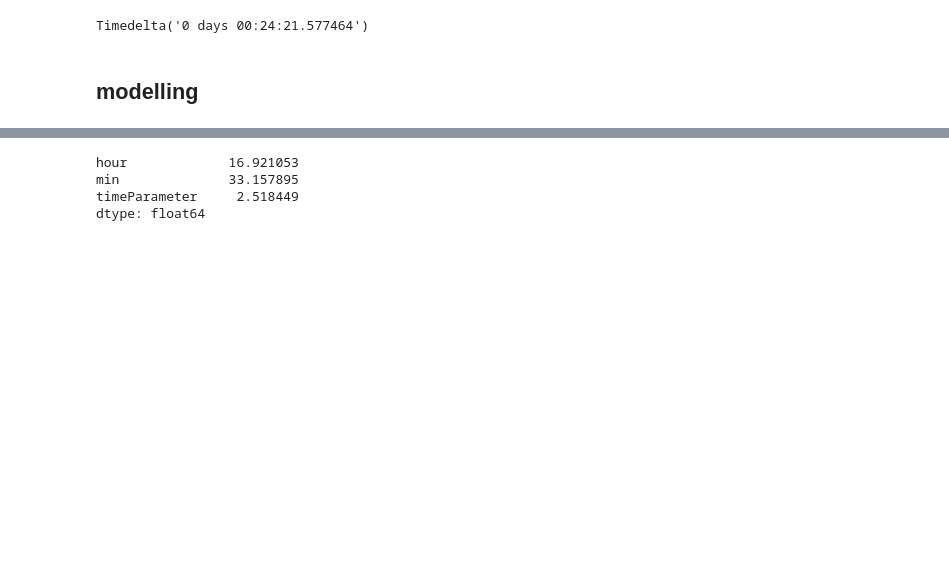
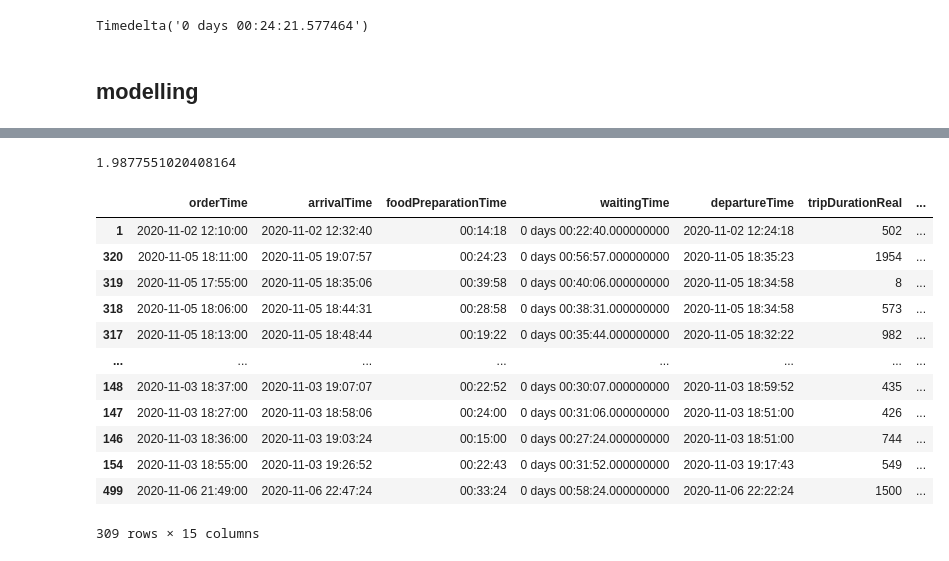
Before and after one commit to Mingyi1995/FoodDeliveryRidesharing, a Jupyter notebook: StaticAssign_5min_TW.ipynb, the cells around one changed output, grey strips where cells are left out. Drawn from its saved outputs; the diff is of its cells as text; code cells hidden in the pictures; blank space fills up the shorter version.

```diff
--- a/StaticAssign_5min_TW.ipynb
+++ b/StaticAssign_5min_TW.ipynb
@@ -164,3 +186,9 @@ order.shape
+# %%
+order['shared'] = 0
+order.loc[(((pd.to_datetime(order['取餐出發時間'])-pd.to_datetime(order['last取餐出發時間'])).dt.seconds<5)&
+           (order['lastRider']==order['Rider']))|
+        (((pd.to_datetime(order['取餐出發時間'])-pd.to_datetime(order['pre取餐出發時間'])).dt.seconds<5)&
+         (order['preRider']==order['Rider'])),'shared'] = 1
 # %%
 order.loc[order['Rider']=='3rdParty'].shape
 # %% [output]
@@ -196,2 +243,2 @@ order['timeWindow'] = order['timeWindow'].dt.seconds
 # %%
-order = order.loc[order['tripDurationReal']>=order['tripDurationFromGoogle']]
+(order['timeWindow'] < order['tripDurationReal']).sum()
@@ -209,7 +258,8 @@ max      2378.000000
 Name: tripDurationReal, dtype: float64
 # %%
 order['timeParameter'] = order['tripDurationReal']/order['tripDurationFromGoogle']
-timeParameter = order.groupby(['hour','min','shared']).agg({'timeParameter':'mean'}).reset_index()
-timeParameter = timeParameter.loc[timeParameter['shared']==0]
-del timeParameter['shared']
-del order['timeParameter']
+order['timeParameter'] = order['timeParameter'].median()
+# timeParameter = order.groupby(['hour','min','shared']).agg({'timeParameter':'min'}).reset_index()
+# timeParameter = timeParameter.loc[timeParameter['shared']==0]
+# del timeParameter['shared']
+# del order['timeParameter']
@@ -218,8 +266,21 @@ order = order.merge(timeParameter,on=['hour','min'])
-# %%
-timeParameter.mean()
-# %% [output]
-hour             16.921053
-min              33.157895
-timeParameter     2.518449
-dtype: float64
+# %%
+order['timeParameter'].median()
+# %% [output]
+1.9877551020408164
+# %%
+order.sort_values(by=['timeParameter'])
+# %% [output]
+|  | orderTime | arrivalTime | foodPreparationTime | waitingTime | departureTime | tripDurationReal | ... |
+| 1 | 2020-11-02 12:10:00 | 2020-11-02 12:32:40 | 00:14:18 | 0 days 00:22:40.000000000 | 2020-11-02 12:24:18 | 502 | ... |
+| 320 | 2020-11-05 18:11:00 | 2020-11-05 19:07:57 | 00:24:23 | 0 days 00:56:57.000000000 | 2020-11-05 18:35:23 | 1954 | ... |
+| 319 | 2020-11-05 17:55:00 | 2020-11-05 18:35:06 | 00:39:58 | 0 days 00:40:06.000000000 | 2020-11-05 18:34:58 | 8 | ... |
+| 318 | 2020-11-05 18:06:00 | 2020-11-05 18:44:31 | 00:28:58 | 0 days 00:38:31.000000000 | 2020-11-05 18:34:58 | 573 | ... |
+| 317 | 2020-11-05 18:13:00 | 2020-11-05 18:48:44 | 00:19:22 | 0 days 00:35:44.000000000 | 2020-11-05 18:32:22 | 982 | ... |
+| ... | ... | ... | ... | ... | ... | ... | ... |
+| 148 | 2020-11-03 18:37:00 | 2020-11-03 19:07:07 | 00:22:52 | 0 days 00:30:07.000000000 | 2020-11-03 18:59:52 | 435 | ... |
+| 147 | 2020-11-03 18:27:00 | 2020-11-03 18:58:06 | 00:24:00 | 0 days 00:31:06.000000000 | 2020-11-03 18:51:00 | 426 | ... |
+| 146 | 2020-11-03 18:36:00 | 2020-11-03 19:03:24 | 00:15:00 | 0 days 00:27:24.000000000 | 2020-11-03 18:51:00 | 744 | ... |
+| 154 | 2020-11-03 18:55:00 | 2020-11-03 19:26:52 | 00:22:43 | 0 days 00:31:52.000000000 | 2020-11-03 19:17:43 | 549 | ... |
+| 499 | 2020-11-06 21:49:00 | 2020-11-06 22:47:24 | 00:33:24 | 0 days 00:58:24.000000000 | 2020-11-06 22:22:24 | 1500 | ... |
+309 rows × 15 columns
 # %%
```
Also changed, not shown: parts of 45 cells of this notebook, 3 other files.
